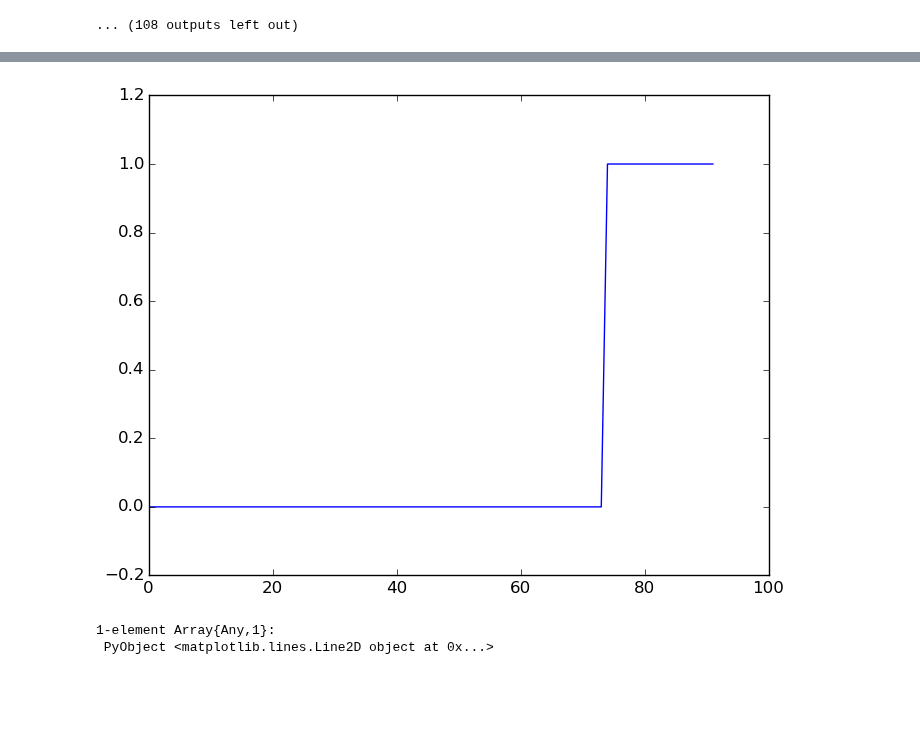
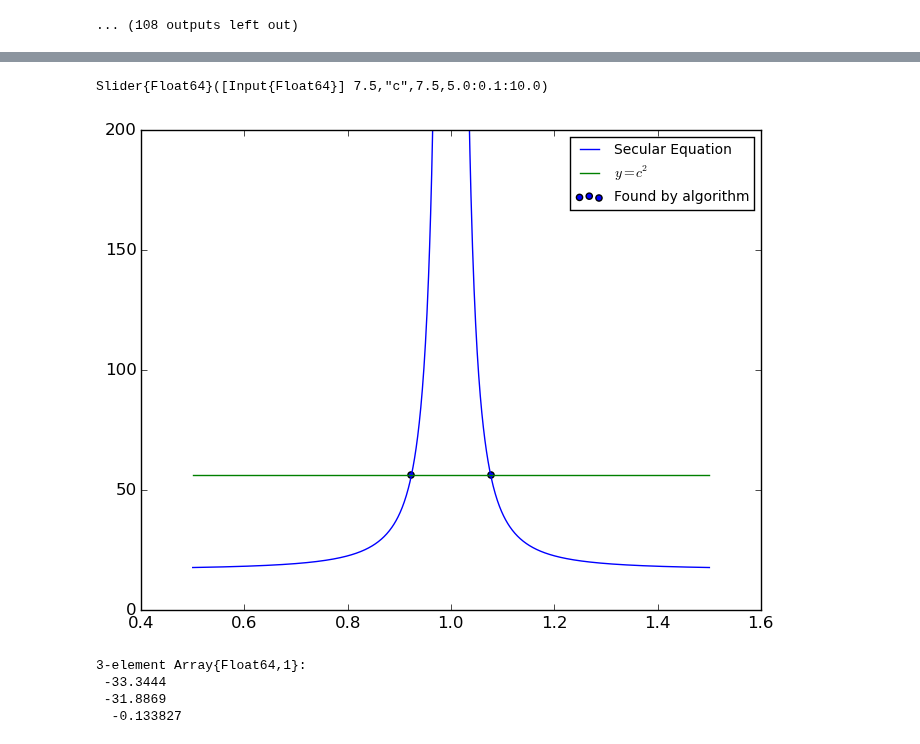
Before and after one commit to kersulis/TemporalInstanton.jl, a Jupyter notebook: nbs/2015-03-11-RTS-96 Results.ipynb, the cells around one changed output, grey strips where cells are left out. Cells and saved outputs as stored; diff of their text form; code cells hidden in the pictures; blank space fills up the shorter version.

```diff
--- a/nbs/2015-03-11-RTS-96 Results.ipynb
+++ b/nbs/2015-03-11-RTS-96 Results.ipynb
@@ -81,11 +70,31 @@ end
 ... (108 outputs left out)
 # %%
 # Create instance of instanton problem:
-Qobj,A,b,Qtheta = temporalInstanton(Ridx,Y,slack,k,tau,line,G0,P0,D)
+Qobj,A,b,Qtheta = temporalInstanton(Ridx,Y,slack,k,tau,line,G0,P0,D0)
 
 G_of_x = (Qobj,0,kQobj)
 Q_of_x = (Qtheta,0,kQtheta)
 
 # Translate and rotate twice:
 K_of_w,R_of_x,x_star,Rkernel,Reigvec = tr_trans_rotate(G_of_x,Q_of_x,A,b)
+
+
+
+Qtheta = full(R_of_x[1])
+D = K_of_w[1]
+#D = round(D,9)
+poles = [D[i,i]*Qtheta[i,i] for i in setdiff(1:size(D,1),find(diag(Qtheta).==0))]
+d = K_of_w[2]
+
+# for mu in linspace(-1000,1000,10)
+#     w = find_w(mu,D,d,Qtheta)
+#     display((w'*w)[1])
+# end
+
+w = find_w(0,D,d,Qtheta)
+w'*w
+
+#display([maximum(w) find(w.==maximum(w))])
+
+# z = tr_map_back(w,Rkernel,Reigvec,x_star)
 # %% [output]
@@ -133,6 +103,47 @@ INFO: Loading help data...
-# %%
-plot(diag(K_of_w[1]K_of_w
-# %% [output]
-[figure, removed]
-1-element Array{Any,1}:
- PyObject <matplotlib.lines.Line2D object at 0x...>
+# %%
+mu_vals = linspace(0.5*minimum(poles),1.5*maximum(poles),1000)
+
+fig = figure()
+@manipulate for c = 5:0.1:10; withfig(fig) do
+        solutions,vectors = tr_solve_secular(D,d,Qtheta,c)
+        # mu = solutions[1]
+        # display(length(solutions))
+        # w = find_w(mu,D,d,Qtheta)
+        # (w'*w)[1]
+
+        s_vals = [sumabs2(find_w(mu,D,d,Qtheta)) for mu in mu_vals]
+        plot(mu_vals,s_vals)
+        hold = true
+        plot([mu_vals[1],mu_vals[end]],[c^2,c^2])
+        ylim([0,200]) #ylim([0,2*c^2])
+        xlim = [mu_vals[1],mu_vals[end]]
+        scatter(solutions,c^2*ones(length(solutions)))
+        legend(["Secular Equation",L"y = c^2","Found by algorithm"],fontsize=10)
+    end
+end
+# %% [output]
+Slider{Float64}([Input{Float64}] 7.5,"c",7.5,5.0:0.1:10.0)
+[figure, added]
+# %%
+# Solve secular equation:
+solutions,vectors = tr_solve_secular(D,d,Qtheta,5.)
+
+# Translate back to original variables:
+xvec = tr_map_back(vectors[1],Rkernel,Reigvec,x_star)
+
+deviations = Array(Vector{Float64},0)
+angles = Array(Vector{Float64},0)
+alpha = Float64[]
+n = size(Y,1)
+nr = length(Ridx)
+for t = 1:int(length(G0)/size(Y,1))
+    push!(deviations,xvec[(nr+n)*(t-1)+1:(nr+n)*(t-1)+nr])
+    push!(angles,xvec[(nr+n)*(t-1)+nr+1:(nr+n)*(t-1)+nr+n-1])
+    push!(alpha,xvec[(nr+n)*(t)])
+end
+display(alpha)
+# %% [output]
+3-element Array{Float64,1}:
+ -33.3444
+ -31.8869
+  -0.133827
```
Also changed, not shown: parts of 10 cells of this notebook, 4 other files.
